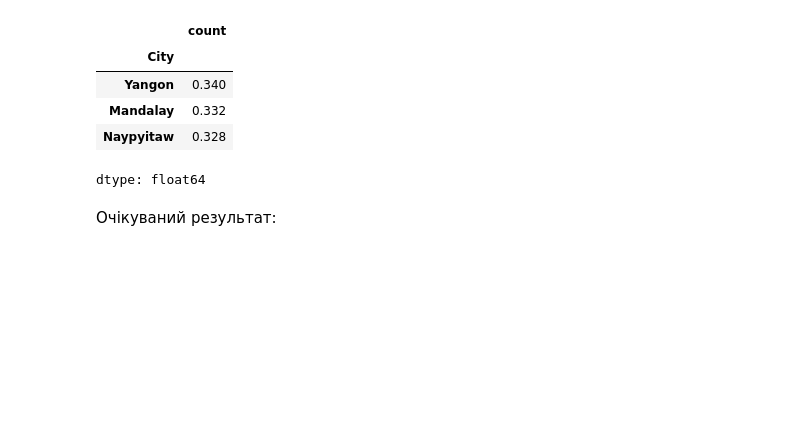
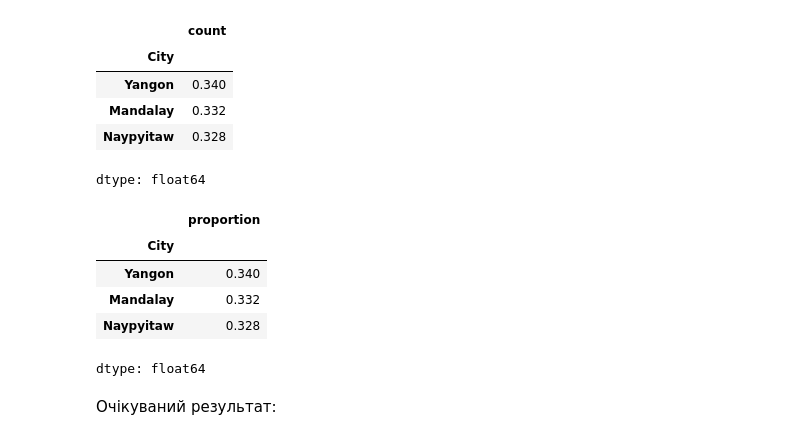
Before and after one commit to Hanna3111/Python_for_DA_HW, a Jupyter notebook: HannaIvanova_hw_3_2_The_basics_of_working_with_data_in_Pandas.ipynb, the cells around one changed output. Drawn from its saved outputs; the diff is of its cells as text; code cells hidden in the pictures; blank space fills up the shorter version.

```diff
--- a/HannaIvanova_hw_3_2_The_basics_of_working_with_data_in_Pandas.ipynb
+++ b/HannaIvanova_hw_3_2_The_basics_of_working_with_data_in_Pandas.ipynb
@@ -136,7 +136,15 @@ invoice_counts / invoice_counts.sum()
 | Naypyitaw | 0.328 |
 dtype: float64
 # %%
-invoice_counts = df['City'].value_counts(normalize=True)
+invoice_counts2 = df['City'].value_counts(normalize=True)
+invoice_counts2
+# %% [output]
+|  | proportion |
+| City |  |
+| Yangon | 0.340 |
+| Mandalay | 0.332 |
+| Naypyitaw | 0.328 |
+dtype: float64
 # %% [markdown]
 Очікуваний результат:
 # %% [markdown]
```
Also changed, not shown: parts of 1 cell of this notebook.
